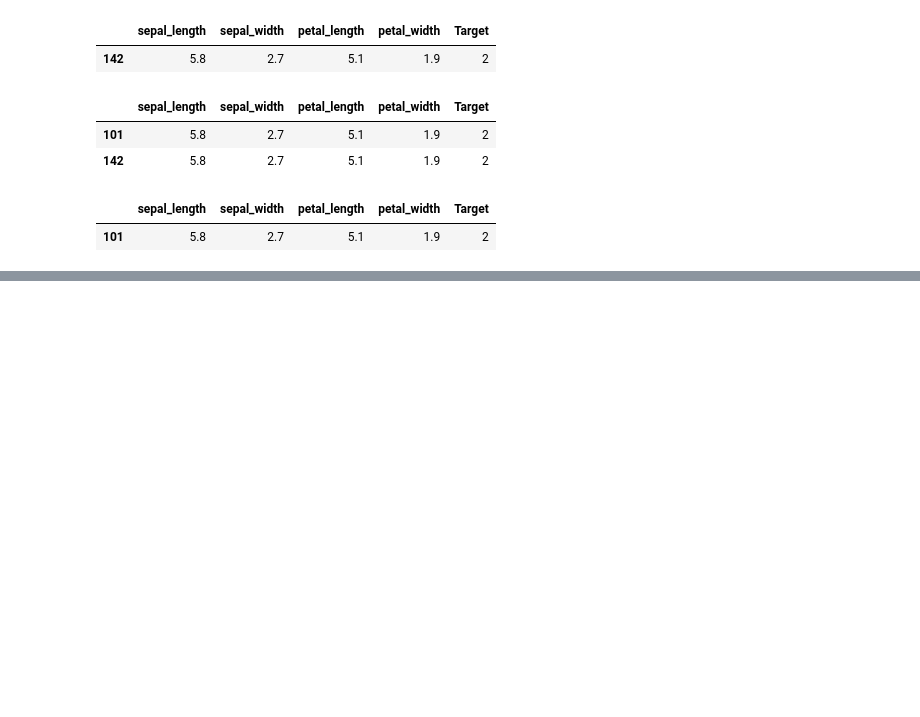
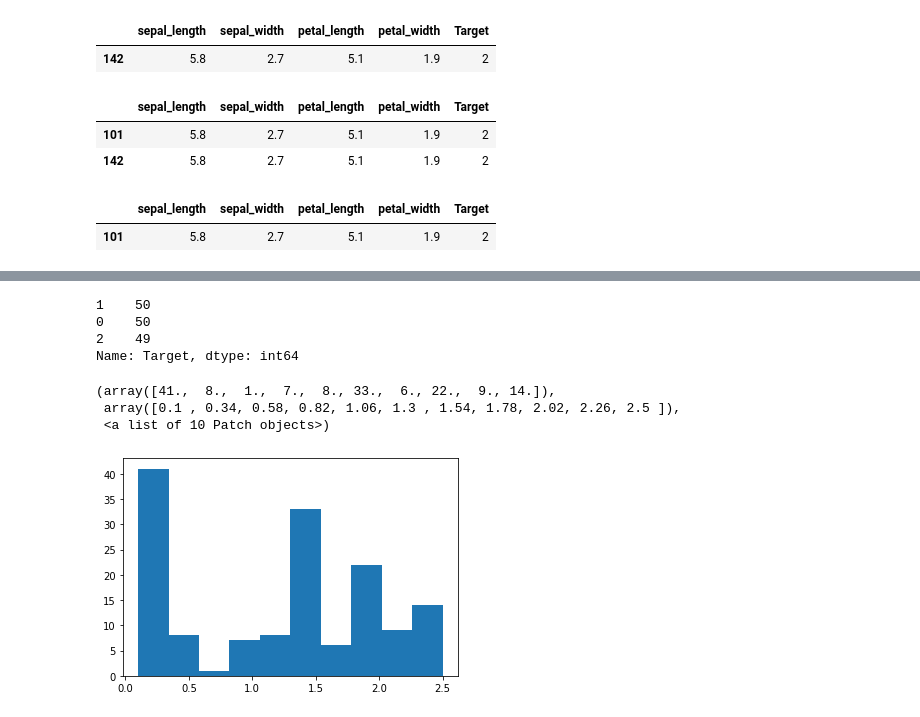
Before and after one commit to psparkeb/class02, a Jupyter notebook: class02.ipynb, the cells around one changed output, grey strips where cells are left out. Drawn from its saved outputs; the diff is of its cells as text; code cells hidden in the pictures; blank space fills up the shorter version.

```diff
--- a/class02.ipynb
+++ b/class02.ipynb
@@ -320,0 +336,14 @@ df.loc[(df.sepal_length==5.8)&(df.petal_width==1.9),:]
+# %%
+df['Target'].value_counts() #중복된 것 1개 삭제해서 149개가 됨.
+# %% [output]
+1    50
+0    50
+2    49
+Name: Target, dtype: int64
+# %%
+plt.hist(x="petal_width",data=df)
+# %% [output]
+(array([41.,  8.,  1.,  7.,  8., 33.,  6., 22.,  9., 14.]),
+ array([0.1 , 0.34, 0.58, 0.82, 1.06, 1.3 , 1.54, 1.78, 2.02, 2.26, 2.5 ]),
+ <a list of 10 Patch objects>)
+[figure, added]
```
Also changed, not shown: parts of 30 cells of this notebook.
